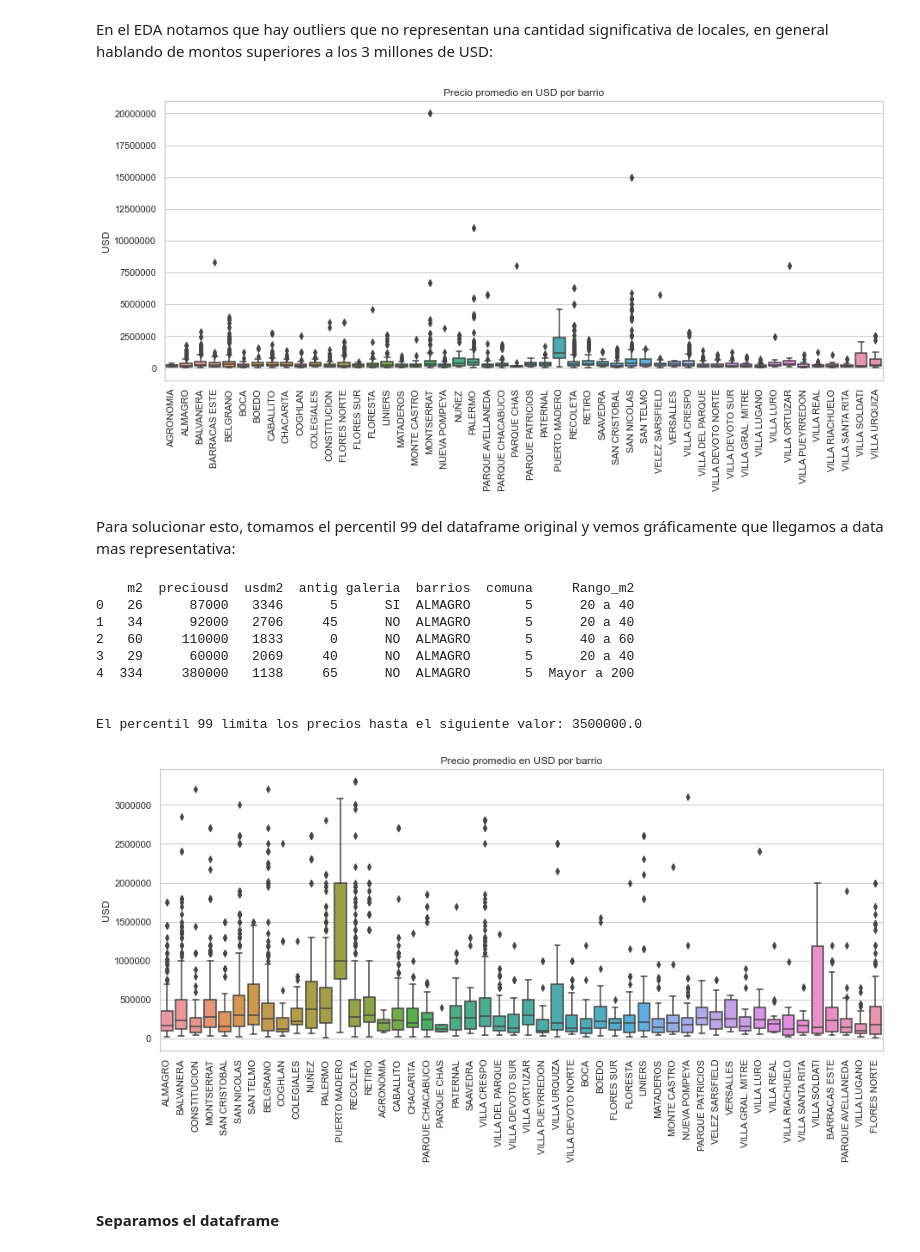
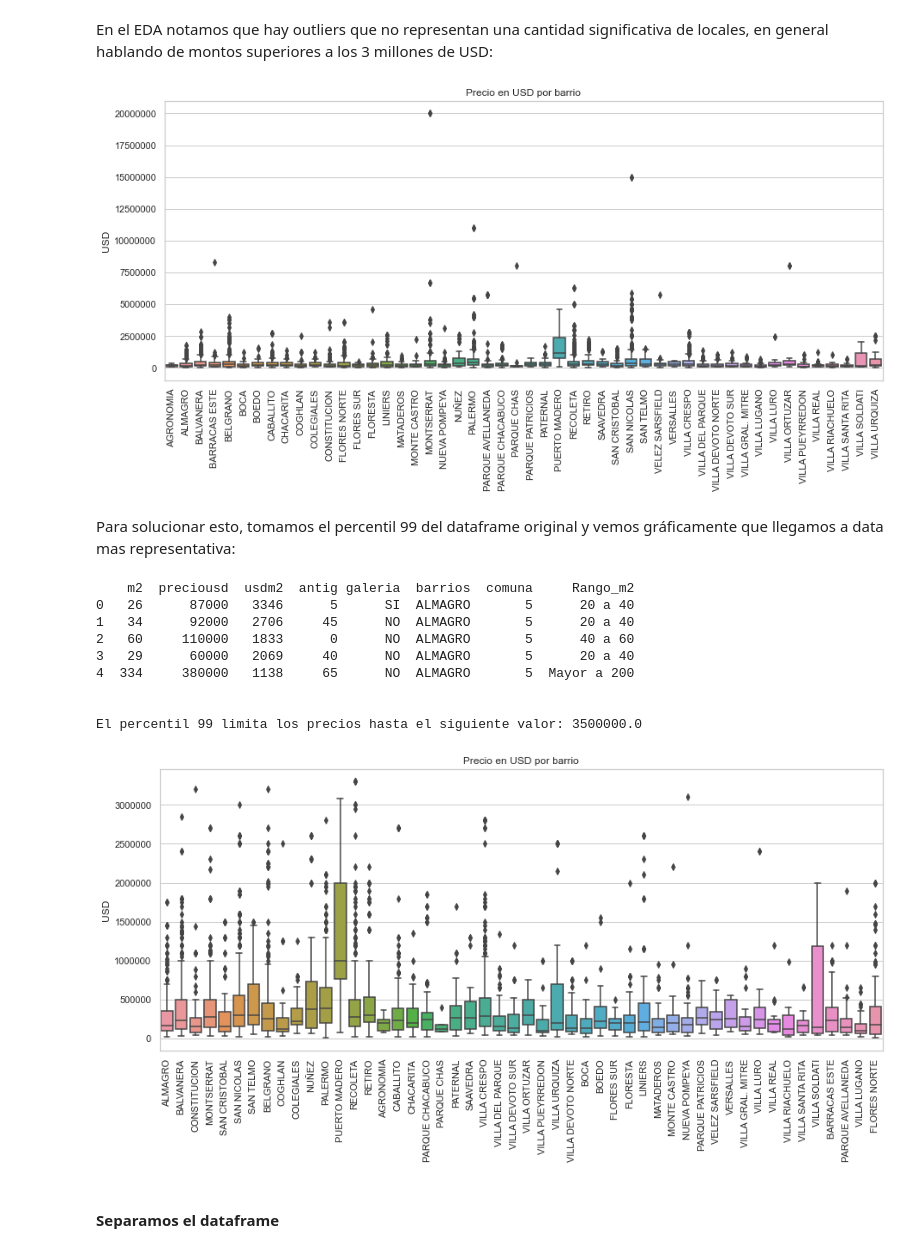
Before and after one commit to stevennm/data_science_utn_clusterai2021_Martins, a Jupyter notebook: clusterai_Steven_Martins_machine_learning.ipynb, the cells around one changed output. Cells and saved outputs as stored; diff of their text form; code cells hidden in the pictures.

```diff
--- a/clusterai_Steven_Martins_machine_learning.ipynb
+++ b/clusterai_Steven_Martins_machine_learning.ipynb
@@ -42,18 +36,18 @@ En el EDA notamos que hay outliers que no representan una cantidad significativa
 # %%
 graf = df.sort_values("barrios")
 plt.figure(figsize=(15,6))
 sns.set_theme(style="whitegrid")
 ax = sns.boxplot(x=graf.barrios, y=graf.preciousd, data=graf)
 
-plt.title("Precio promedio en USD por barrio")
+plt.title("Precio en USD por barrio")
 plt.ylabel("USD")
 plt.xlabel("")
 
 plt.ticklabel_format(style='plain', axis='y')
 plt.xticks(rotation=90)
 plt.show()
 # %% [output]
-[figure, old version]
+[figure, new version]
 # %% [markdown]
 Para solucionar esto, tomamos el percentil 99 del dataframe original y vemos gráficamente que llegamos a data mas representativa:
 # %%
@@ -67,7 +61,7 @@ plt.figure(figsize=(15,6))
 sns.set_theme(style="whitegrid")
 ax = sns.boxplot(x=df_ajustada.barrios, y=df_ajustada.preciousd, data=graf)
 
-plt.title("Precio promedio en USD por barrio")
+plt.title("Precio en USD por barrio")
 plt.ylabel("USD")
 plt.xlabel("")
 
@@ -84,7 +78,7 @@ plt.show()
 
 
 El percentil 99 limita los precios hasta el siguiente valor: 3500000.0
-[figure, old version]
+[figure, new version]
 # %% [markdown]
 #### Separamos el dataframe
 # %%
```
Also changed, not shown: parts of 6 cells of this notebook, 1 other file.
